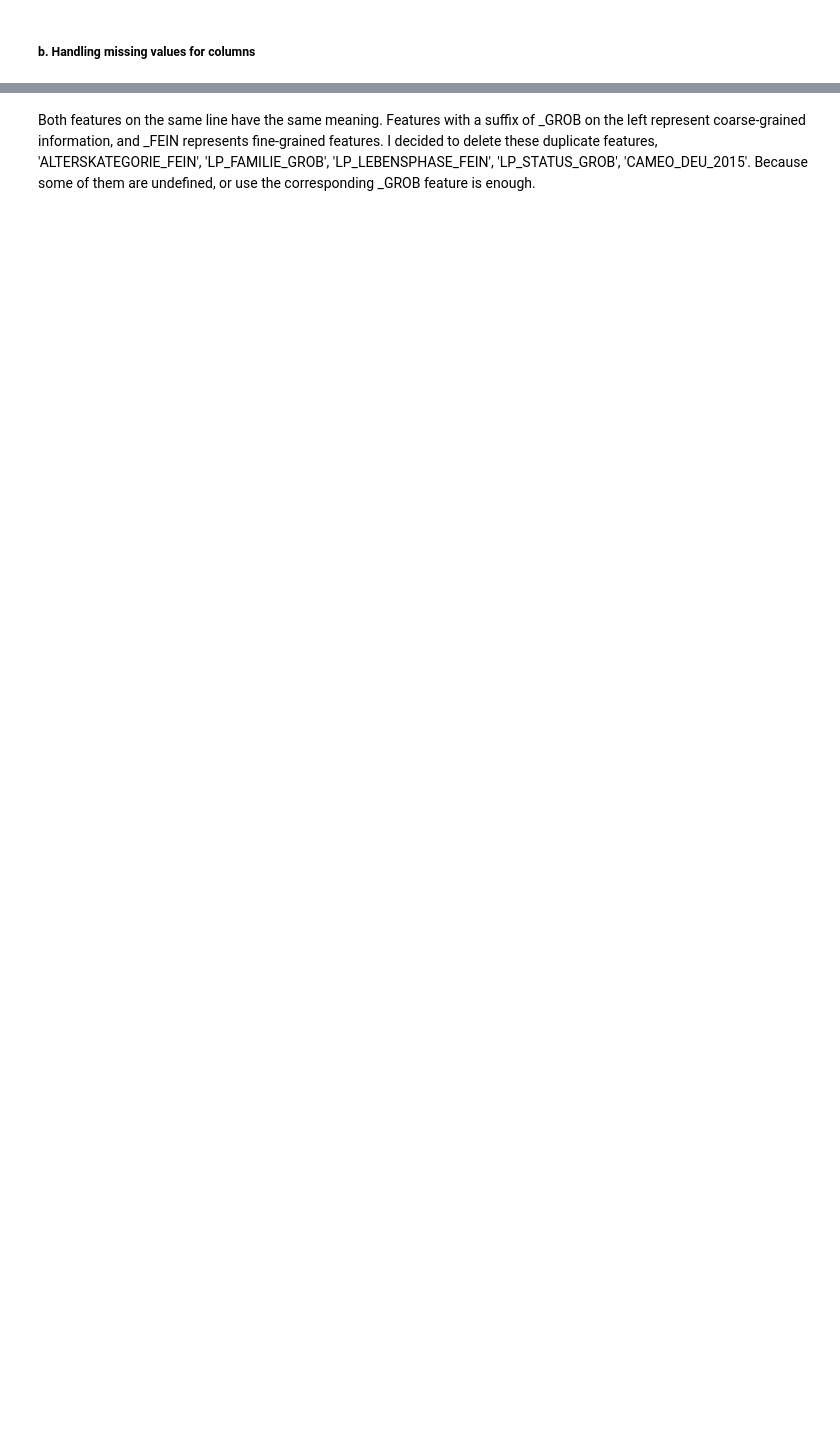
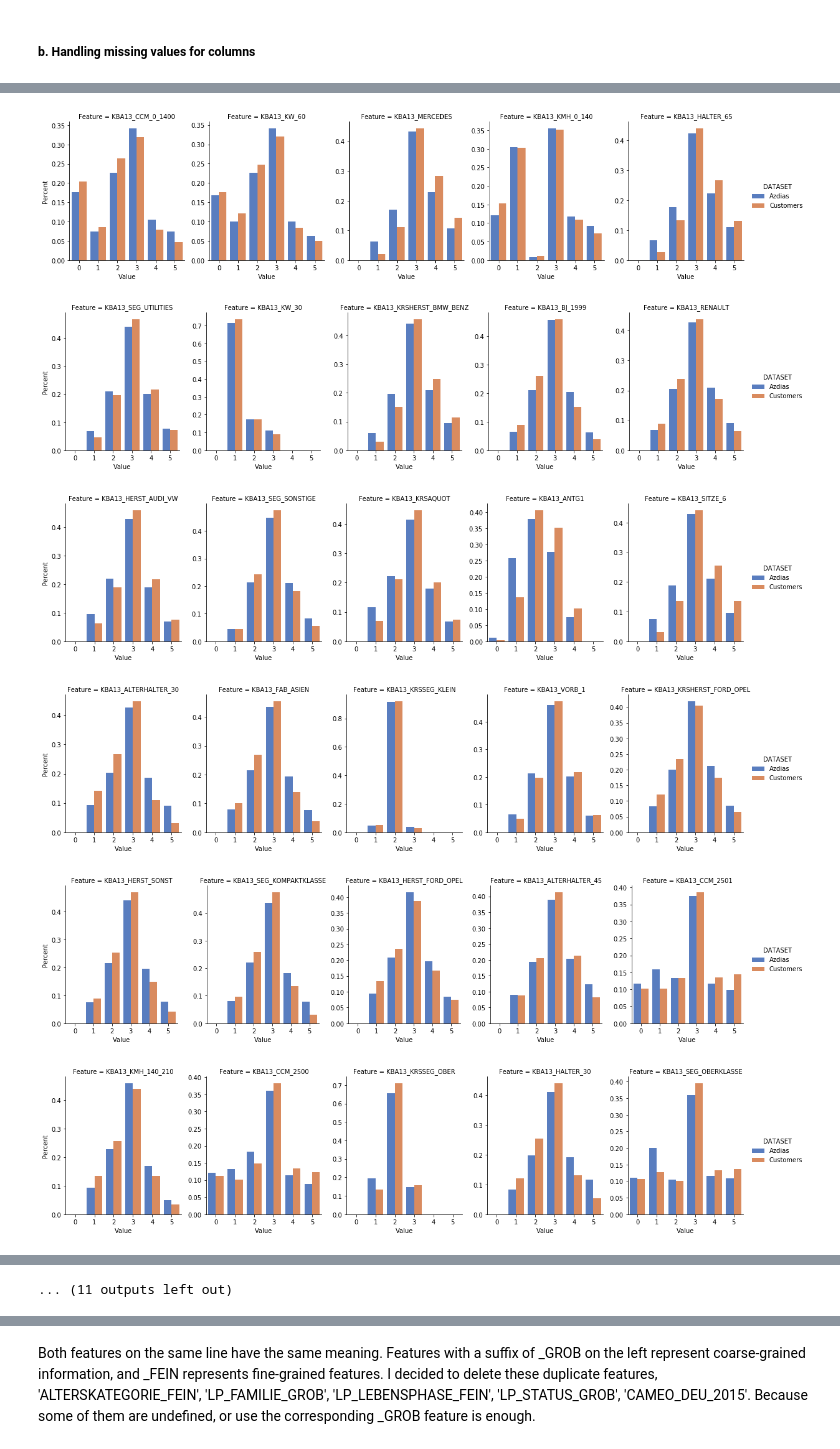
Before and after one commit to binliu-base/udacity-dsnd-capstone-arvato, a Jupyter notebook: Arvato Project Workbook.ipynb, the cells around one changed output, grey strips where cells are left out. Drawn from its saved outputs; the diff is of its cells as text; code cells hidden in the pictures; blank space fills up the shorter version.

```diff
--- a/Arvato Project Workbook.ipynb
+++ b/Arvato Project Workbook.ipynb
@@ -142,0 +291,17 @@ print('Delete {len(feats_todrop_comm)} features in total')
+# %%
+feats_KBA05 = pd.Series(index = feats_KBA05).drop([
+'KBA05_ALTER1',
+'KBA05_ANTG1',
+'KBA05_BAUMAX',
+'KBA05_CCM4',
+'KBA05_GBZ',
+'KBA05_HERSTTEMP',
+'KBA05_KW3',
+'KBA05_MOD1',
+'KBA05_SEG5',
+]).index.tolist()
+
+feats_todrop.extend(feats_KBA05)
+
+eda_azdias.data.drop(columns = feats_KBA05, inplace =True)
+eda_customers.data.drop(columns = feats_KBA05, inplace =True)
@@ -142,0 +310,14 @@ print('Delete {len(feats_todrop_comm)} features in total')
+# %%
+# feats_KBA13 =set([x for x in comm_feats if x.startswith( 'KBA13_')])
+# feats_KBA13 = pd.Series(list(feats_KBA13)).sort_values().tolist()
+feats_KBA13 =set([x for x in comm_feats if x.startswith( 'KBA13_')])
+feats_KBA13 = pd.Series(index = list(feats_KBA13)).drop('KBA13_ANZAHL_PKW').index
+
+h.plot_feats_comparison(eda_azdias.data, eda_customers.data, feats_KBA13)
+# %% [output]
+[figure, added]
+[figure, added]
+[figure, added]
+[figure, added]
+[figure, added]
+[figure, added]
@@ -142,0 +330 @@ print('Delete {len(feats_todrop_comm)} features in total')
+... (11 outputs left out)
```
Also changed, not shown: parts of 104 cells of this notebook, 1 other file.
